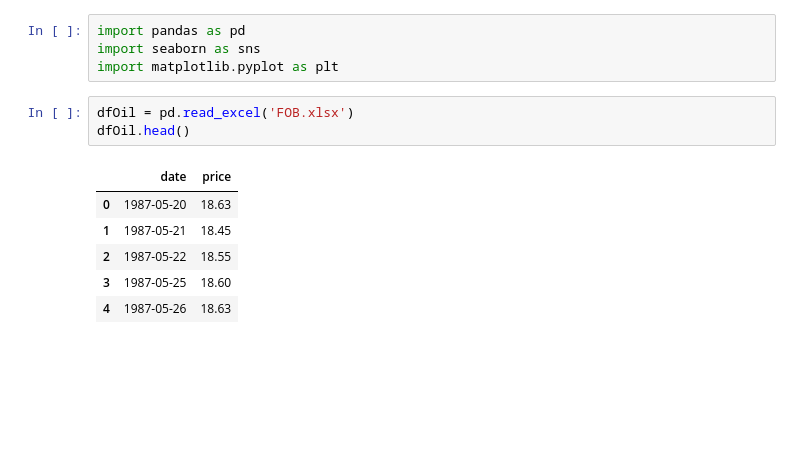
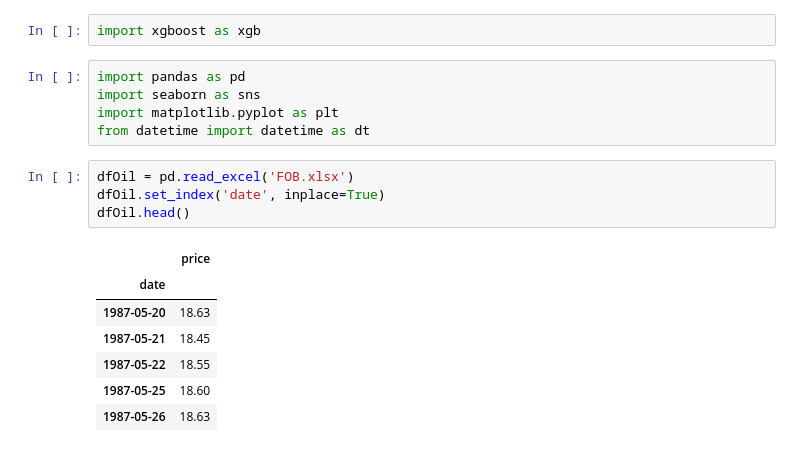
Before and after one commit to tiagomartins03/TimeSeries, a Jupyter notebook: main.ipynb, the cells around one changed output. Drawn from its saved outputs; the diff is of its cells as text; blank space fills up the shorter version.

```diff
--- a/main.ipynb
+++ b/main.ipynb
@@ -1,14 +8,19 @@
+# %%
+import xgboost as xgb
 # %%
 import pandas as pd
 import seaborn as sns
 import matplotlib.pyplot as plt
+from datetime import datetime as dt
 # %%
 dfOil = pd.read_excel('FOB.xlsx')
+dfOil.set_index('date', inplace=True)
 dfOil.head()
 # %% [output]
-|  | date | price |
-| 0 | 1987-05-20 | 18.63 |
-| 1 | 1987-05-21 | 18.45 |
-| 2 | 1987-05-22 | 18.55 |
-| 3 | 1987-05-25 | 18.60 |
-| 4 | 1987-05-26 | 18.63 |
+|  | price |
+| date |  |
+| 1987-05-20 | 18.63 |
+| 1987-05-21 | 18.45 |
+| 1987-05-22 | 18.55 |
+| 1987-05-25 | 18.60 |
+| 1987-05-26 | 18.63 |
```
Also changed, not shown: parts of 25 cells of this notebook.
